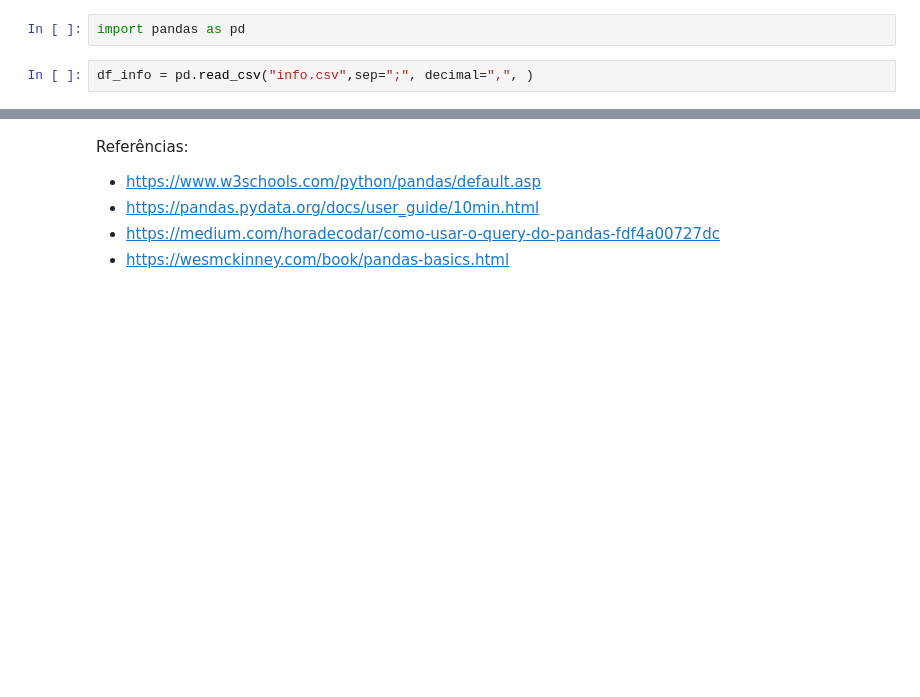
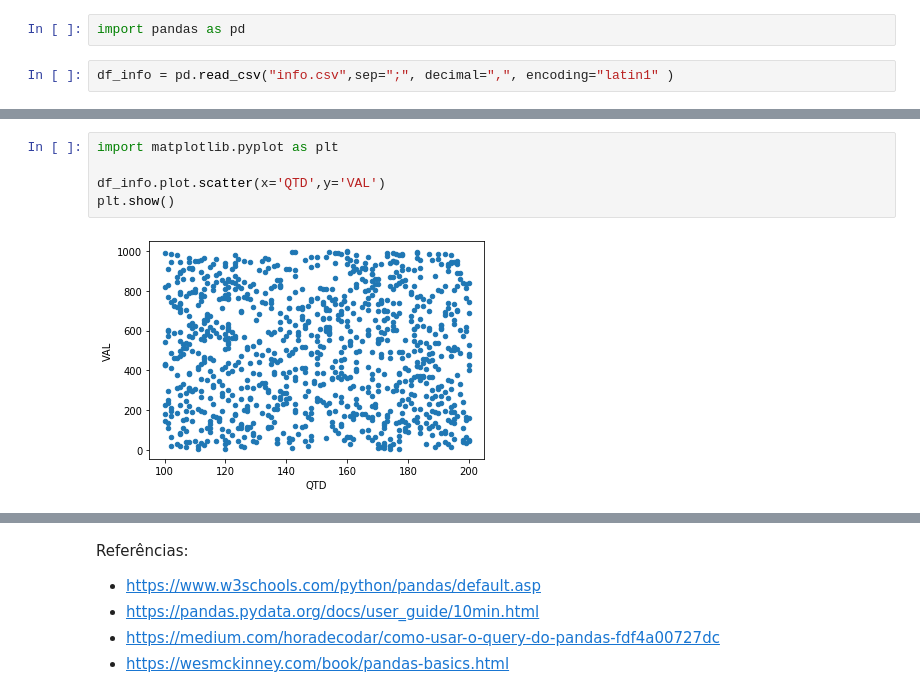
Before and after one commit to danielscarvalho/FESA-ADM-1, a Jupyter notebook: Data Frame - Pandas.ipynb, the cells around one changed output, grey strips where cells are left out. Cells and saved outputs as stored; diff of their text form; blank space fills up the shorter version.

```diff
--- a/Data Frame - Pandas.ipynb
+++ b/Data Frame - Pandas.ipynb
@@ -6,6 +6,6 @@ Análise de dados com Python, Jupyter Notebook e Pandas (data frame)
 # %%
 import pandas as pd
 # %%
-df_info = pd.read_csv("info.csv",sep=";", decimal=",", )
+df_info = pd.read_csv("info.csv",sep=";", decimal=",", encoding="latin1" )
 # %%
 type(df_info)
@@ -52,0 +242,7 @@ df_info[df_info.QTD > 190]
+# %%
+import matplotlib.pyplot as plt
+
+df_info.plot.scatter(x='QTD',y='VAL')
+plt.show()
+# %% [output]
+[figure, added]
```
Also changed, not shown: parts of 27 cells of this notebook.
